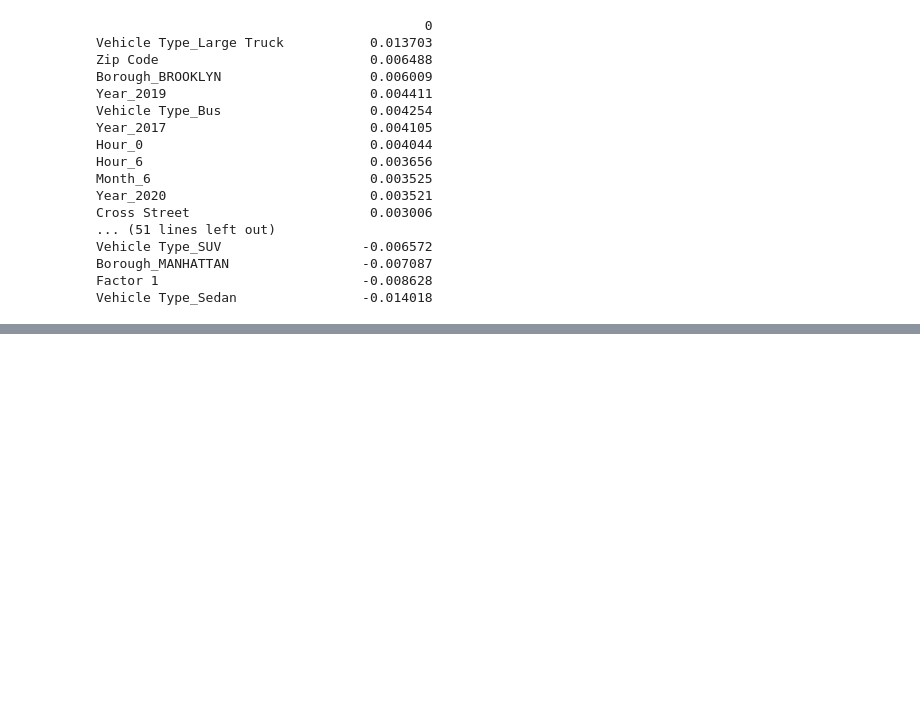
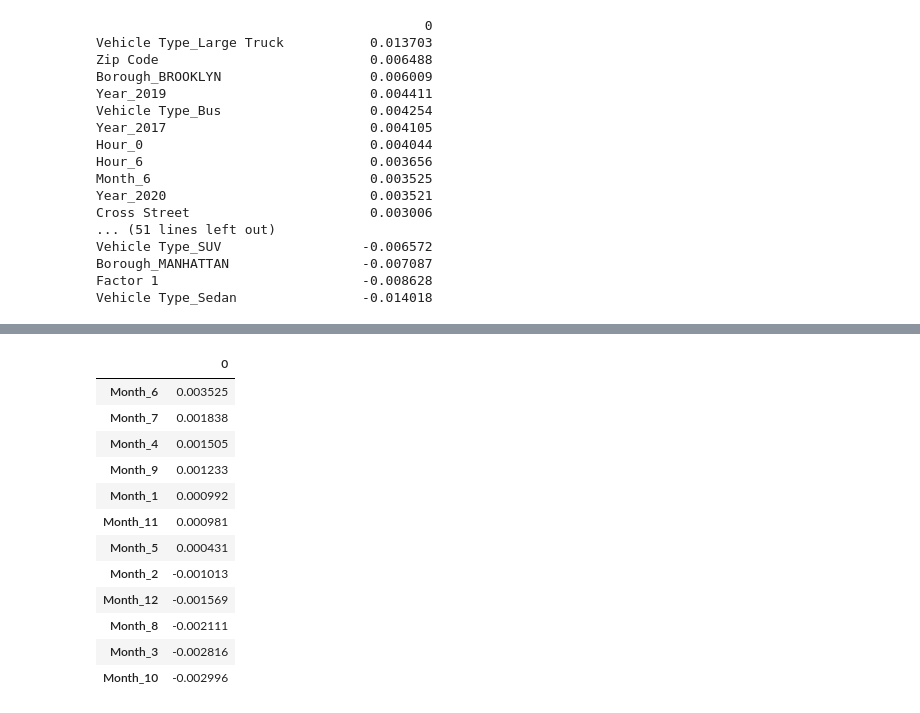
Before and after one commit to AidanStack/Cycling_Classification_Project, a Jupyter notebook: Aidan/Aidan's Notebook.ipynb, the cells around one changed output, grey strips where cells are left out. Cells and saved outputs as stored; diff of their text form; code cells hidden in the pictures; blank space fills up the shorter version.

```diff
--- a/Aidan/Aidan's Notebook.ipynb
+++ b/Aidan/Aidan's Notebook.ipynb
@@ -850,0 +900,16 @@ Vehicle Type_Sedan                -0.014018
+# %%
+features['Month']
+# %% [output]
+|  | 0 |
+| Month_6 | 0.003525 |
+| Month_7 | 0.001838 |
+| Month_4 | 0.001505 |
+| Month_9 | 0.001233 |
+| Month_1 | 0.000992 |
+| Month_11 | 0.000981 |
+| Month_5 | 0.000431 |
+| Month_2 | -0.001013 |
+| Month_12 | -0.001569 |
+| Month_8 | -0.002111 |
+| Month_3 | -0.002816 |
+| Month_10 | -0.002996 |
```
Also changed, not shown: parts of 15 cells of this notebook.
